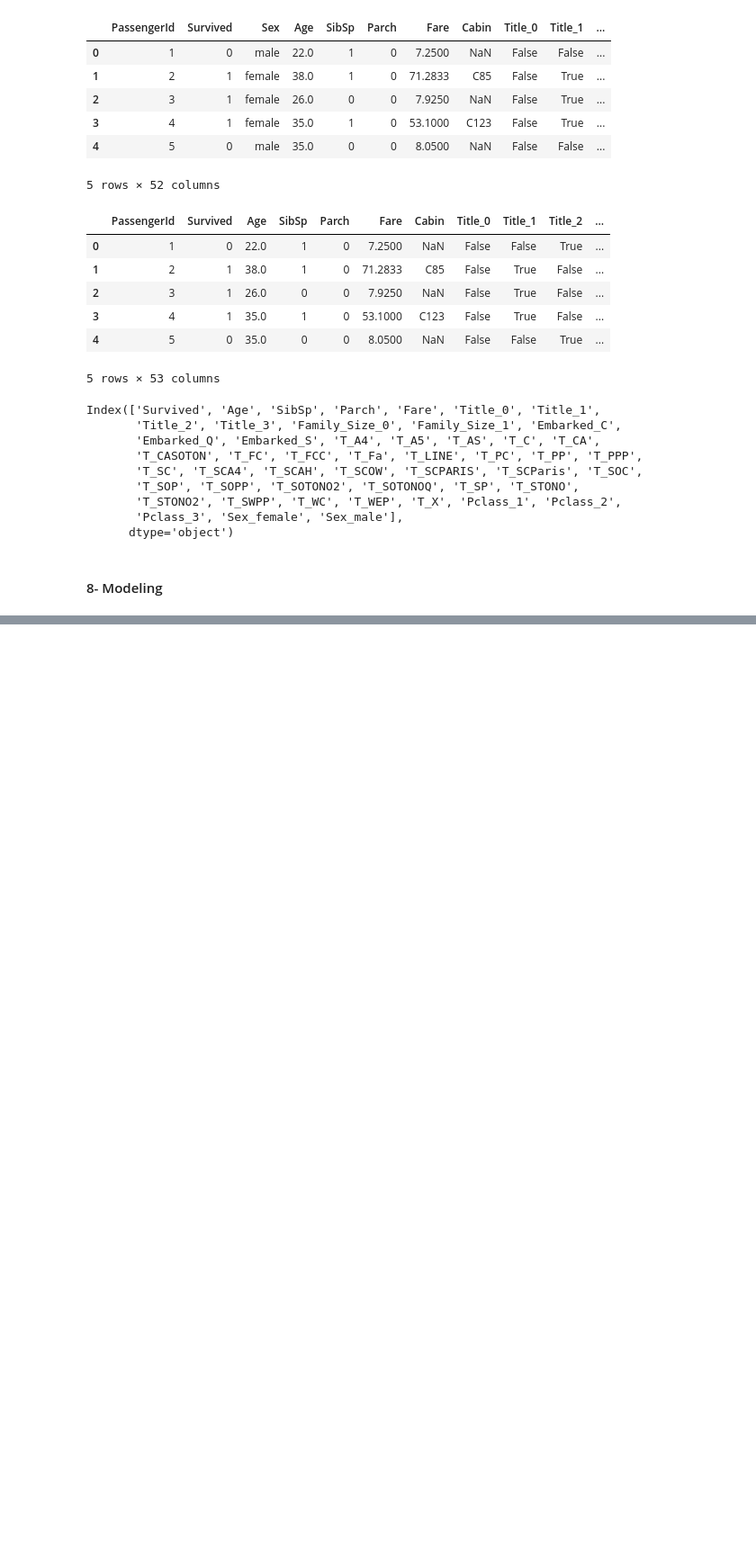
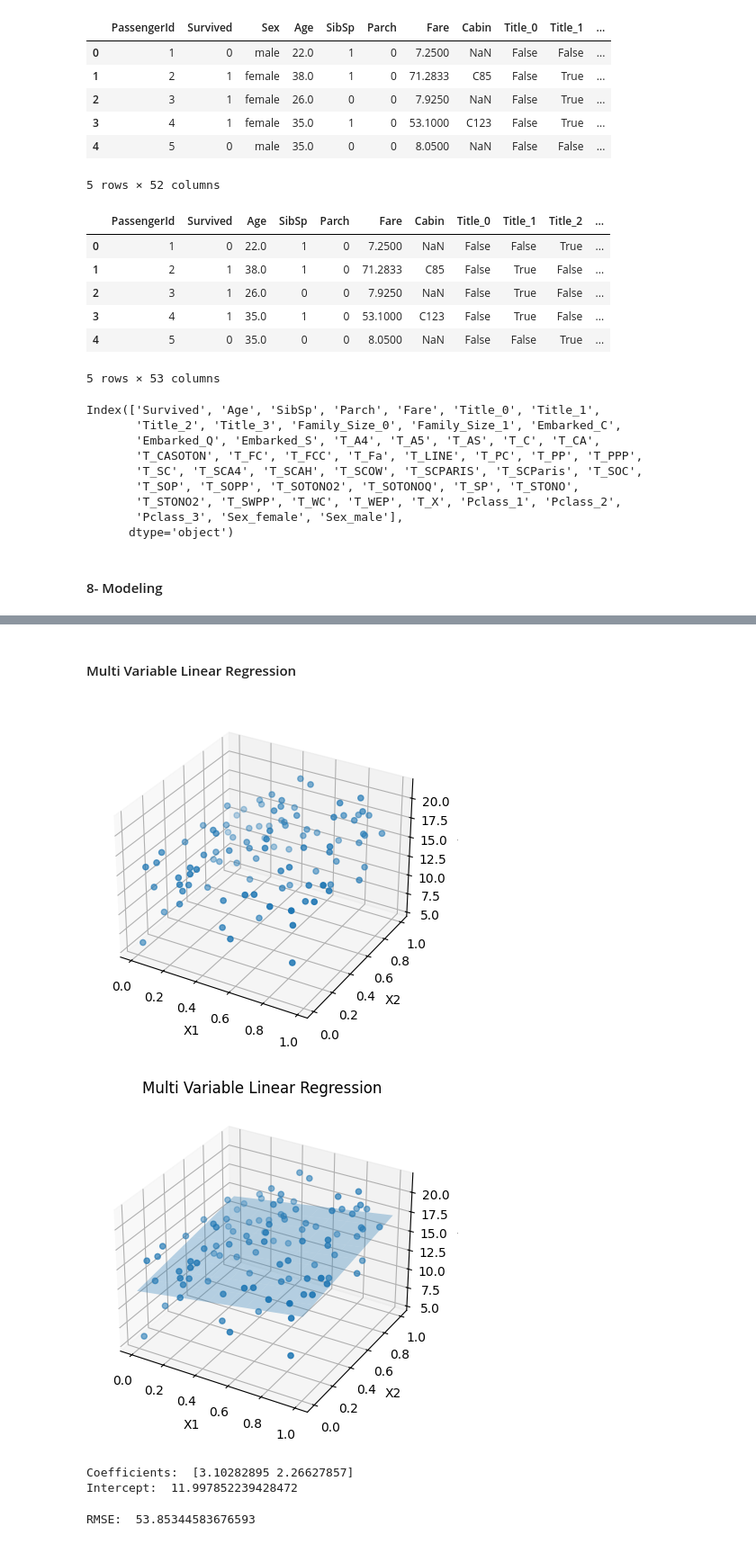
Before and after one commit to sultankeles/MachineLearning, a Jupyter notebook: MachineLearning.ipynb, the cells around one changed output, grey strips where cells are left out. Shown at 90% size. Saved outputs shown, nothing was run; the diff lists cells and outputs as text; code cells hidden in the pictures; blank space fills up the shorter version.

```diff
--- a/MachineLearning.ipynb
+++ b/MachineLearning.ipynb
@@ -1318,0 +1554,73 @@ Index(['Survived', 'Age', 'SibSp', 'Parch', 'Fare', 'Title_0', 'Title_1',
+# %% [markdown]
+#### Multi Variable Linear Regression
+# %%
+from sklearn.linear_model import LinearRegression
+
+import numpy as np
+import matplotlib.pyplot as plt
+
+# y = a0 + a1x --> linear regression
+# y = a0 + a1x1 + a2x2 + ... + anxn --> multi variable linear regression
+
+# Creating Dataset --> y = a0 + a1x1 + a2x2
+X = np.random.rand(100, 2)
+coef = np.array([3, 5])
+# y = 0 + np.dot(X, coef) # without noise
+y = 5 + 10*np.random.rand(100) + np.dot(X, coef) # added bias + noise
+
+fig = plt.figure()
+ax = fig.add_subplot(111, projection = '3d')
+ax.scatter(X[:, 0], X[:, 1], y)
+ax.set_xlabel('X1')
+ax.set_ylabel('X2')
+ax.set_zlabel('y')
+plt.show()
+
+# Training
+lin_reg = LinearRegression()
+lin_reg.fit(X, y)
+
+fig = plt.figure()
+ax = fig.add_subplot(111, projection = '3d')
+ax.scatter(X[:, 0], X[:, 1], y)
+ax.set_xlabel('X1')
+ax.set_ylabel('X2')
+ax.set_zlabel('y')
+
+x1, x2 = np.meshgrid(np.linspace(0, 1, 10), np.linspace(0, 1, 10))
+y_pred = lin_reg.predict(np.array([x1.flatten(), x2.flatten()]).T)
+ax.plot_surface(x1, x2, y_pred.reshape(x1.shape), alpha = 0.3)
+plt.title('Multi Variable Linear Regression')
+plt.show()
+
+print('Coefficients: ', lin_reg.coef_)
+print('Intercept: ', lin_reg.intercept_)
+# %% [output]
+[figure, added]
+[figure, added]
+Coefficients:  [3.10282895 2.26627857]
+Intercept:  11.997852239428472
+# %%
+from sklearn.datasets import load_diabetes
+from sklearn.model_selection import train_test_split
+from sklearn.linear_model import LinearRegression
+from sklearn.metrics import mean_squared_error
+
+diabetes = load_diabetes()
+
+X = diabetes.data
+y = diabetes.target
+
+X_train, X_test, y_train, y_test = train_test_split(X, y, test_size = 0.2, random_state = 42)
+
+lin_reg = LinearRegression()
+lin_reg.fit(X_train, y_train)
+
+y_pred = lin_reg.predict(X_test)
+
+# rmse = mean_squared_error(y_test, y_pred, squared=False) is same with;
+mse = mean_squared_error(y_test, y_pred)
+rmse = np.sqrt(mse)
+print('RMSE: ', rmse)
+# %% [output]
+RMSE:  53.85344583676593
```
Also changed, not shown: parts of 42 cells of this notebook.
